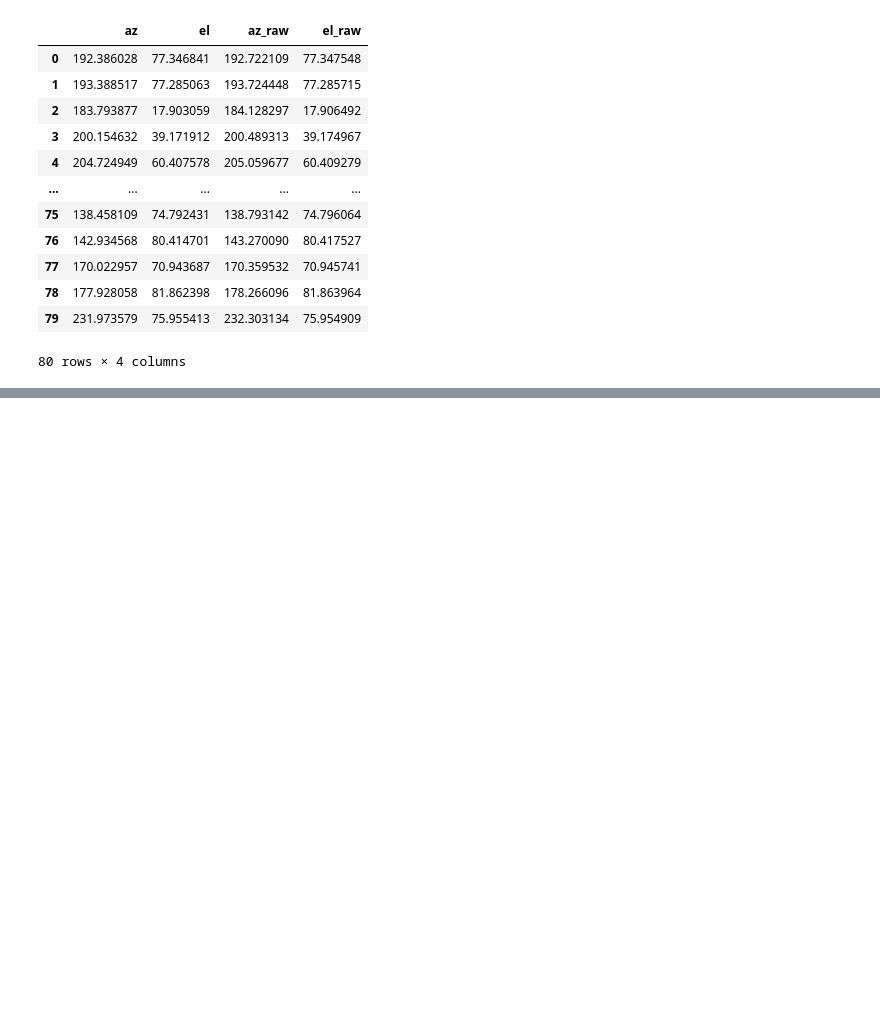
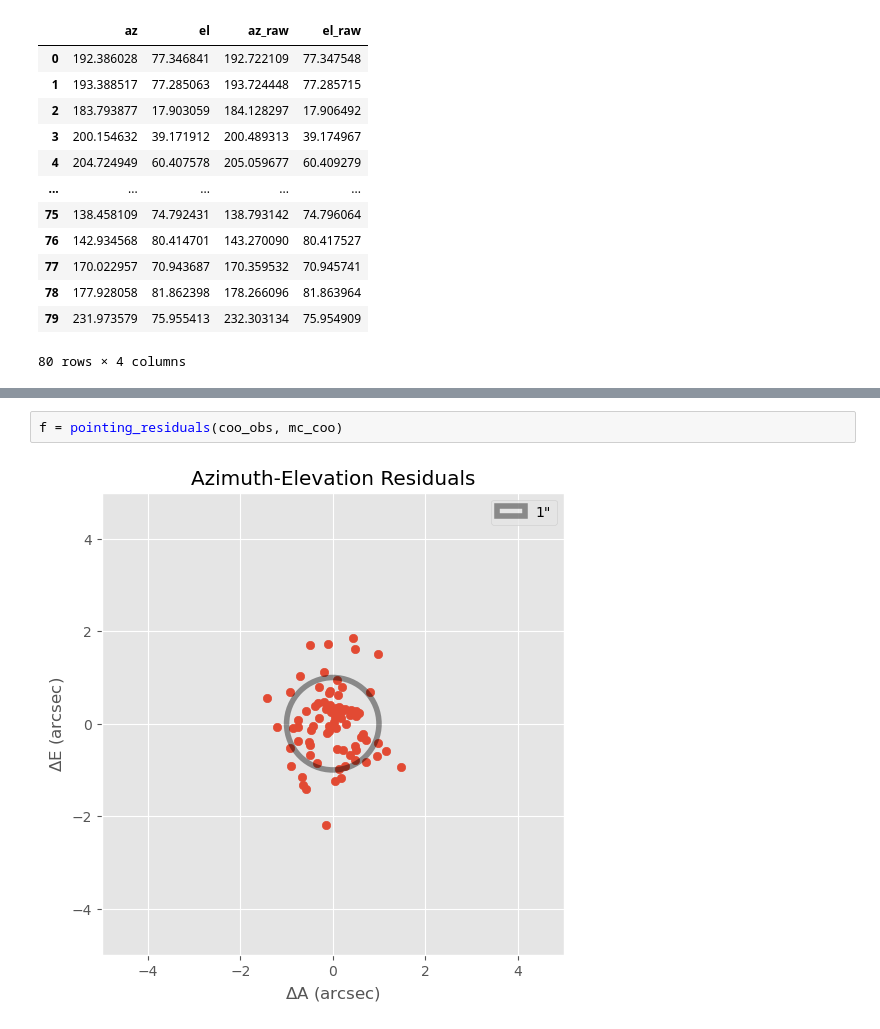
Before and after one commit to MMTObservatory/pointing_analysis, a Jupyter notebook: pointing_data/20210821/tpoint.ipynb, the cells around one changed output, grey strips where cells are left out. Cells and saved outputs as stored; diff of their text form; blank space fills up the shorter version.

```diff
--- a/pointing_data/20210821/tpoint.ipynb
+++ b/pointing_data/20210821/tpoint.ipynb
@@ -323,0 +329,4 @@ _ = corner.corner(idata)
+# %%
+f = pointing_residuals(coo_obs, mc_coo)
+# %% [output]
+[figure, added]
```
Also changed, not shown: parts of 11 cells of this notebook.
